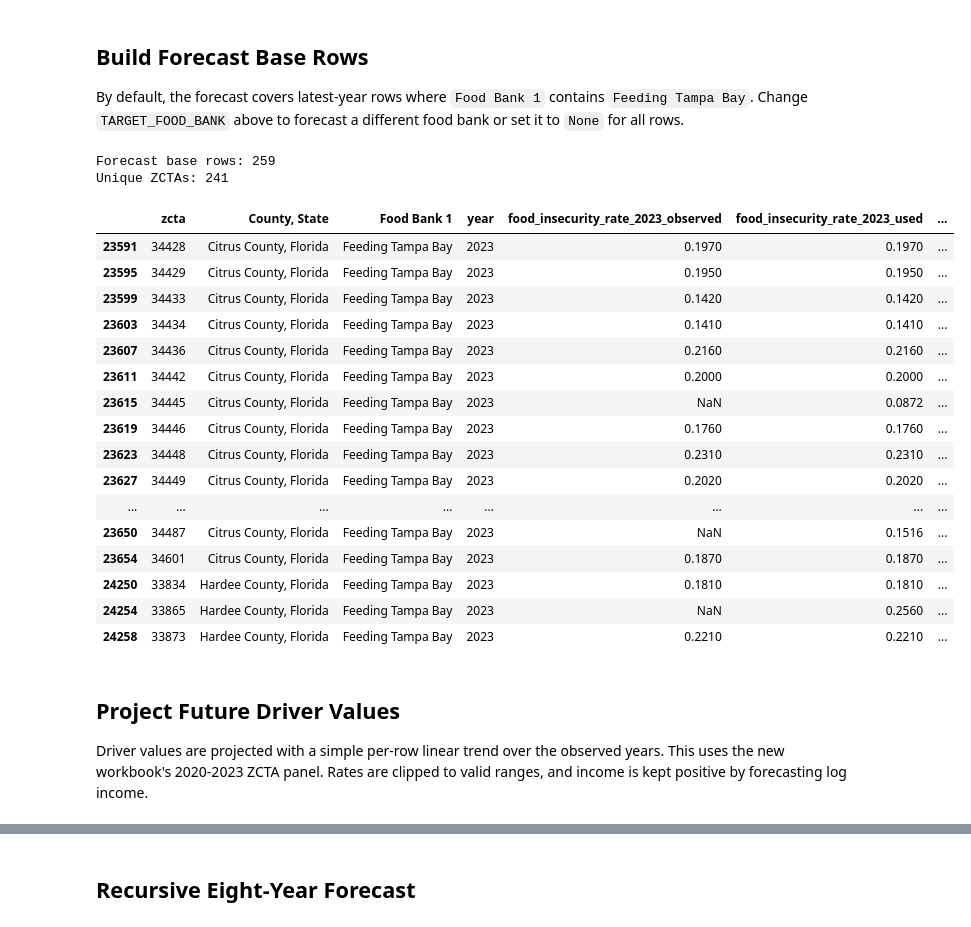
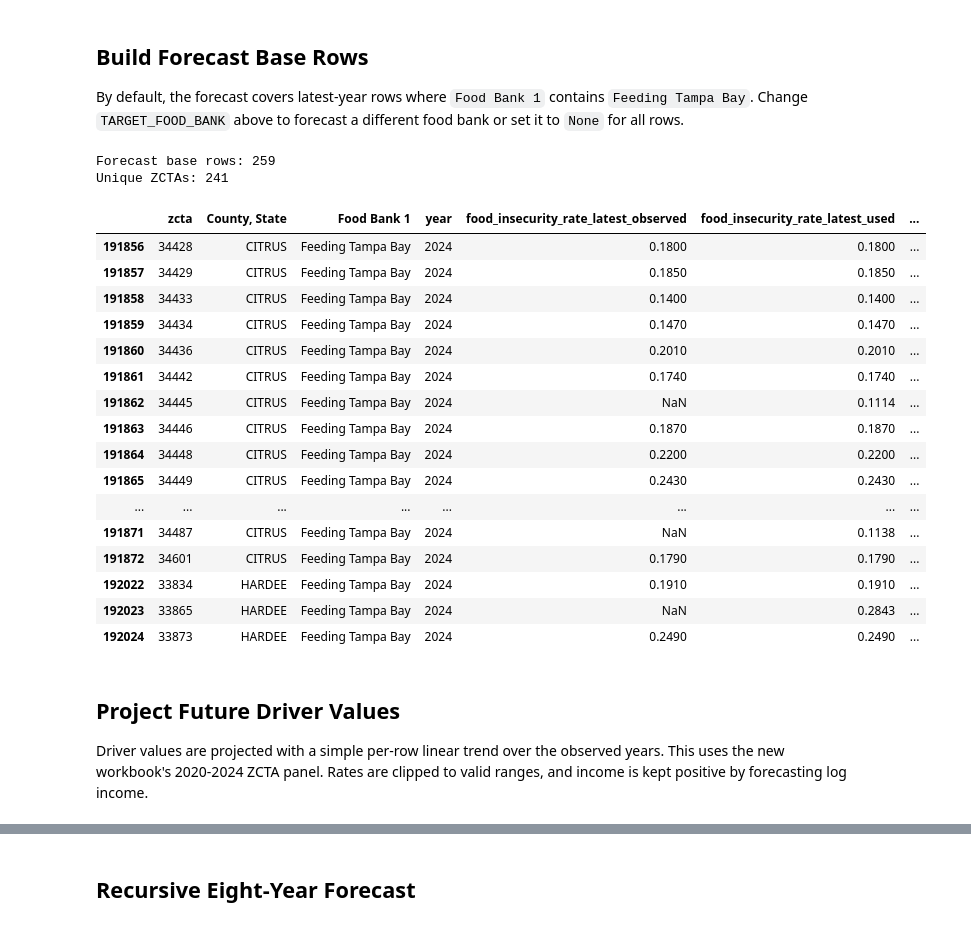
Before and after one commit to ltk1877/ftb-pro-bono, a Jupyter notebook: notebooks/1.2-lk-zipcode-food-insecurity-forecast-mmg-panel.ipynb, the cells around one changed output, grey strips where cells are left out. Drawn from its saved outputs; the diff is of its cells as text; code cells hidden in the pictures.

Commit message:
Update food insecurity notebooks for 2024 validation

```diff
--- a/notebooks/1.2-lk-zipcode-food-insecurity-forecast-mmg-panel.ipynb
+++ b/notebooks/1.2-lk-zipcode-food-insecurity-forecast-mmg-panel.ipynb
@@ -162,11 +179,11 @@ def add_linear_feature_forecasts(history: pd.DataFrame, baseline: pd.DataFrame,
 # %% [markdown]
 ## Load the MMG ZCTA Panel
 # %%
-# Load the national ZCTA panel from the MMG workbook.
-zcta_raw = read_excel_sheet_openpyxl(MMG_WORKBOOK_PATH, ZCTA_SHEET)
-print(f"Raw ZCTA rows: {len(zcta_raw):,}")
+# Load the national ZCTA panel from the historical MMG workbook and the new 2024 release.
+zcta_raw = read_combined_sheet(MMG_WORKBOOK_PATHS, ZCTA_SHEET)
+print(f"Raw combined ZCTA rows: {len(zcta_raw):,}")
 
 # Display a quick sample and a few year/state/food-bank combinations for sanity checking.
 display(zcta_raw.head())
-display(zcta_raw[["Year", "State", "Food Bank 1"]].drop_duplicates().head())
+display(zcta_raw[["source_workbook", "Year", "State", "Food Bank 1"]].drop_duplicates().head())
 # %% [output]
@@ -191,11 +208,12 @@ The row identity is `State FIPS + County FIPS + ZCTA`, because some ZCTAs cross
 # Work on a copy so the raw import remains untouched.
 zcta = zcta_raw.copy()
 
-# Normalize identifiers. ZCTAs can cross county boundaries, so row_id keeps county and ZIP together.
+# Normalize identifiers. The 2024 ZCTA sheet does not include State FIPS, so derive it from County FIPS.
 zcta["year"] = pd.to_numeric(zcta["Year"], errors="coerce").astype("Int64")
-zcta["state_fips"] = zcta["State FIPS"].astype(str).str.zfill(2)
-zcta["county_fips"] = zcta["County FIPS"].astype(str).str.zfill(5)
-zcta["zcta"] = zcta["ZCTA"].astype(str).str.zfill(5)
+zcta["county_fips"] = parse_fips(zcta["County FIPS"], 5)
+zcta["state_fips"] = parse_fips(zcta["State FIPS"], 2) if "State FIPS" in zcta.columns else np.nan
+zcta["state_fips"] = zcta["state_fips"].fillna(zcta["county_fips"].str[:2])
+zcta["zcta"] = parse_fips(zcta["ZCTA"], 5)
 zcta["row_id"] = zcta["state_fips"] + "_" + zcta["county_fips"] + "_" + zcta["zcta"]
 
 # Parse target, count, population, and driver columns into numeric modeling fields.
@@ -217,15 +235,16 @@ model_cols = [
     "Food Bank 1 ID", "Food Bank 1", "Food Bank 2 ID", "Food Bank 2", "year", "population",
     "food_insecurity_rate", "food_insecure_persons", "unemployment_rate", "poverty_rate",
     "percent_black", "percent_hispanic", "median_income", "log_median_income",
-    "homeownership_rate", "disability_rate"
+    "homeownership_rate", "disability_rate", "source_workbook"
 ]
 panel = zcta[model_cols].dropna(subset=["year", "row_id"]).copy()
 panel["year"] = panel["year"].astype(int)
 panel = panel.sort_values(["row_id", "year"])
 
-# Fill driver gaps with state medians first, then national medians as a final fallback.
+# Fill driver gaps with state-year medians first, then state medians, then national medians as a final fallback.
 numeric_features = ["unemployment_rate", "poverty_rate", "percent_black", "percent_hispanic", "log_median_income", "homeownership_rate", "disability_rate"]
 for col in numeric_features:
+    panel[col] = panel.groupby(["State", "year"])[col].transform(lambda s: s.fillna(s.median()))
     panel[col] = panel.groupby("State")[col].transform(lambda s: s.fillna(s.median()))
     panel[col] = panel[col].fillna(panel[col].median())
 
@@ -505,51 +524,51 @@ By default, the forecast covers latest-year rows where `Food Bank 1` contains `F
 # %%
 # Start forecasting from the latest observed year.
 latest_rows = panel.loc[panel["year"].eq(latest_year)].copy()
 
 # By default, keep only Feeding Tampa Bay rows; set TARGET_FOOD_BANK to None to keep all rows.
 if TARGET_FOOD_BANK:
     forecast_base = latest_rows.loc[latest_rows["Food Bank 1"].astype(str).str.contains(TARGET_FOOD_BANK, case=False, na=False)].copy()
 else:
     forecast_base = latest_rows.copy()
 
-# Preserve the original 2023 value and fill missing 2023 baselines with the same-year fallback model.
-forecast_base["food_insecurity_rate_2023_observed"] = forecast_base["food_insecurity_rate"]
-forecast_base["food_insecurity_rate_2023_used"] = forecast_base["food_insecurity_rate"].fillna(
+# Preserve the original latest-year value and fill missing latest-year baselines with the same-year fallback model.
+forecast_base["food_insecurity_rate_latest_observed"] = forecast_base["food_insecurity_rate"]
+forecast_base["food_insecurity_rate_latest_used"] = forecast_base["food_insecurity_rate"].fillna(
     forecast_base["baseline_model_prediction"]
 )
 forecast_base["food_insecurity_baseline_source"] = np.where(
-    forecast_base["food_insecurity_rate_2023_observed"].notna(),
-    "mmg_zcta_2023_observed",
-    "modeled_2023_fallback",
+    forecast_base["food_insecurity_rate_latest_observed"].notna(),
+    "mmg_zcta_latest_observed",
+    "modeled_latest_fallback",
 )
 
 print(f"Forecast base rows: {len(forecast_base):,}")
 print(f"Unique ZCTAs: {forecast_base['zcta'].nunique():,}")
-display(forecast_base[["zcta", "County, State", "Food Bank 1", "year", "food_insecurity_rate_2023_observed", "food_insecurity_rate_2023_used", "food_insecurity_baseline_source", "population"]].head(20))
+display(forecast_base[["zcta", "County, State", "Food Bank 1", "year", "food_insecurity_rate_latest_observed", "food_insecurity_rate_latest_used", "food_insecurity_baseline_source", "population"]].head(20))
 # %% [output]
 Forecast base rows: 259
 Unique ZCTAs: 241
-|  | zcta | County, State | Food Bank 1 | year | food_insecurity_rate_2023_observed | food_insecurity_rate_2023_used | ... |
-| 23591 | 34428 | Citrus County, Florida | Feeding Tampa Bay | 2023 | 0.1970 | 0.1970 | ... |
-| 23595 | 34429 | Citrus County, Florida | Feeding Tampa Bay | 2023 | 0.1950 | 0.1950 | ... |
-| 23599 | 34433 | Citrus County, Florida | Feeding Tampa Bay | 2023 | 0.1420 | 0.1420 | ... |
-| 23603 | 34434 | Citrus County, Florida | Feeding Tampa Bay | 2023 | 0.1410 | 0.1410 | ... |
-| 23607 | 34436 | Citrus County, Florida | Feeding Tampa Bay | 2023 | 0.2160 | 0.2160 | ... |
-| 23611 | 34442 | Citrus County, Florida | Feeding Tampa Bay | 2023 | 0.2000 | 0.2000 | ... |
-| 23615 | 34445 | Citrus County, Florida | Feeding Tampa Bay | 2023 | NaN | 0.0872 | ... |
-| 23619 | 34446 | Citrus County, Florida | Feeding Tampa Bay | 2023 | 0.1760 | 0.1760 | ... |
-| 23623 | 34448 | Citrus County, Florida | Feeding Tampa Bay | 2023 | 0.2310 | 0.2310 | ... |
-| 23627 | 34449 | Citrus County, Florida | Feeding Tampa Bay | 2023 | 0.2020 | 0.2020 | ... |
+|  | zcta | County, State | Food Bank 1 | year | food_insecurity_rate_latest_observed | food_insecurity_rate_latest_used | ... |
+| 191856 | 34428 | CITRUS | Feeding Tampa Bay | 2024 | 0.1800 | 0.1800 | ... |
+| 191857 | 34429 | CITRUS | Feeding Tampa Bay | 2024 | 0.1850 | 0.1850 | ... |
+| 191858 | 34433 | CITRUS | Feeding Tampa Bay | 2024 | 0.1400 | 0.1400 | ... |
+| 191859 | 34434 | CITRUS | Feeding Tampa Bay | 2024 | 0.1470 | 0.1470 | ... |
+| 191860 | 34436 | CITRUS | Feeding Tampa Bay | 2024 | 0.2010 | 0.2010 | ... |
+| 191861 | 34442 | CITRUS | Feeding Tampa Bay | 2024 | 0.1740 | 0.1740 | ... |
+| 191862 | 34445 | CITRUS | Feeding Tampa Bay | 2024 | NaN | 0.1114 | ... |
+| 191863 | 34446 | CITRUS | Feeding Tampa Bay | 2024 | 0.1870 | 0.1870 | ... |
+| 191864 | 34448 | CITRUS | Feeding Tampa Bay | 2024 | 0.2200 | 0.2200 | ... |
+| 191865 | 34449 | CITRUS | Feeding Tampa Bay | 2024 | 0.2430 | 0.2430 | ... |
 | ... | ... | ... | ... | ... | ... | ... | ... |
-| 23650 | 34487 | Citrus County, Florida | Feeding Tampa Bay | 2023 | NaN | 0.1516 | ... |
-| 23654 | 34601 | Citrus County, Florida | Feeding Tampa Bay | 2023 | 0.1870 | 0.1870 | ... |
-| 24250 | 33834 | Hardee County, Florida | Feeding Tampa Bay | 2023 | 0.1810 | 0.1810 | ... |
-| 24254 | 33865 | Hardee County, Florida | Feeding Tampa Bay | 2023 | NaN | 0.2560 | ... |
-| 24258 | 33873 | Hardee County, Florida | Feeding Tampa Bay | 2023 | 0.2210 | 0.2210 | ... |
+| 191871 | 34487 | CITRUS | Feeding Tampa Bay | 2024 | NaN | 0.1138 | ... |
+| 191872 | 34601 | CITRUS | Feeding Tampa Bay | 2024 | 0.1790 | 0.1790 | ... |
+| 192022 | 33834 | HARDEE | Feeding Tampa Bay | 2024 | 0.1910 | 0.1910 | ... |
+| 192023 | 33865 | HARDEE | Feeding Tampa Bay | 2024 | NaN | 0.2843 | ... |
+| 192024 | 33873 | HARDEE | Feeding Tampa Bay | 2024 | 0.2490 | 0.2490 | ... |
 # %% [markdown]
 ## Project Future Driver Values
 
-Driver values are projected with a simple per-row linear trend over the observed years. This uses the new workbook's 2020-2023 ZCTA panel. Rates are clipped to valid ranges, and income is kept positive by forecasting log income.
+Driver values are projected with a simple per-row linear trend over the observed years. This uses the new workbook's 2020-2024 ZCTA panel. Rates are clipped to valid ranges, and income is kept positive by forecasting log income.
 # %%
 # These drivers are extrapolated into the forecast horizon and then fed into the transition model.
 driver_cols = ["unemployment_rate", "poverty_rate", "percent_black", "percent_hispanic", "log_median_income", "homeownership_rate", "disability_rate", "population"]
```
Also changed, not shown: parts of 14 cells of this notebook, 1 other file.
